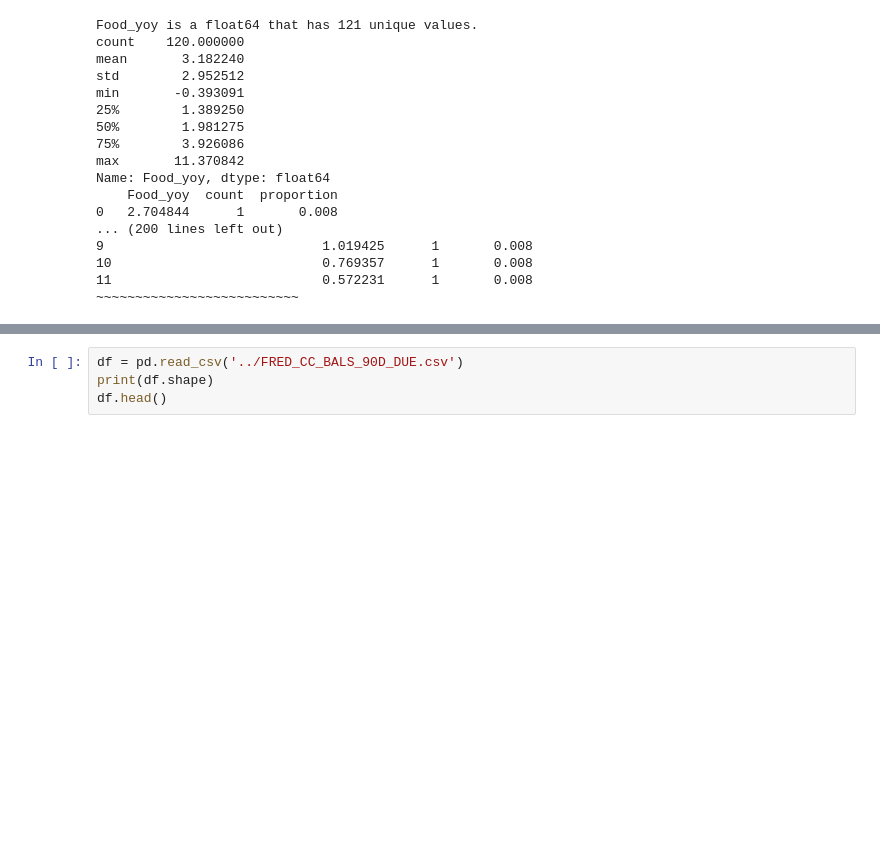
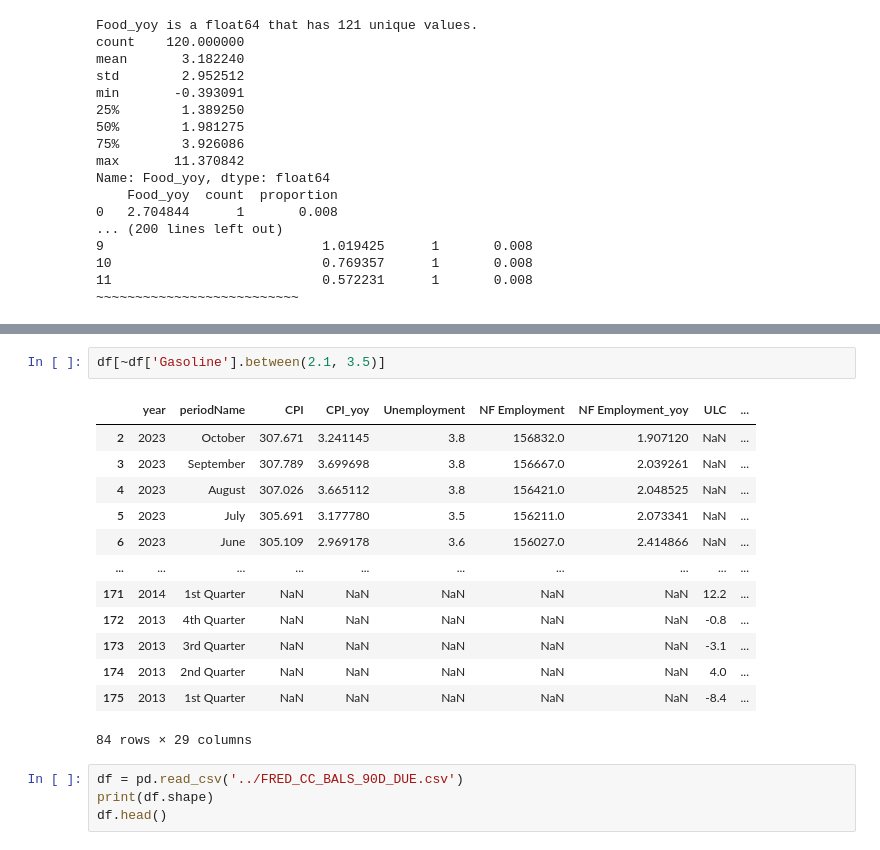
Before and after one commit to acdaniel864/time-series-credit-forecasting, a Jupyter notebook: Working_BW/data_ii.ipynb, the cells around one changed output, grey strips where cells are left out. Drawn from its saved outputs; the diff is of its cells as text; blank space fills up the shorter version.

```diff
--- a/Working_BW/data_ii.ipynb
+++ b/Working_BW/data_ii.ipynb
@@ -375,3 +408,19 @@ Name: Food_yoy, dtype: float64
+# %%
+df[~df['Gasoline'].between(2.1, 3.5)]
+# %% [output]
+|  | year | periodName | CPI | CPI_yoy | Unemployment | NF Employment | NF Employment_yoy | ULC | ... |
+| 2 | 2023 | October | 307.671 | 3.241145 | 3.8 | 156832.0 | 1.907120 | NaN | ... |
+| 3 | 2023 | September | 307.789 | 3.699698 | 3.8 | 156667.0 | 2.039261 | NaN | ... |
+| 4 | 2023 | August | 307.026 | 3.665112 | 3.8 | 156421.0 | 2.048525 | NaN | ... |
+| 5 | 2023 | July | 305.691 | 3.177780 | 3.5 | 156211.0 | 2.073341 | NaN | ... |
+| 6 | 2023 | June | 305.109 | 2.969178 | 3.6 | 156027.0 | 2.414866 | NaN | ... |
+| ... | ... | ... | ... | ... | ... | ... | ... | ... | ... |
+| 171 | 2014 | 1st Quarter | NaN | NaN | NaN | NaN | NaN | 12.2 | ... |
+| 172 | 2013 | 4th Quarter | NaN | NaN | NaN | NaN | NaN | -0.8 | ... |
+| 173 | 2013 | 3rd Quarter | NaN | NaN | NaN | NaN | NaN | -3.1 | ... |
+| 174 | 2013 | 2nd Quarter | NaN | NaN | NaN | NaN | NaN | 4.0 | ... |
+| 175 | 2013 | 1st Quarter | NaN | NaN | NaN | NaN | NaN | -8.4 | ... |
+84 rows × 29 columns
 # %%
 df = pd.read_csv('../FRED_CC_BALS_90D_DUE.csv')
 print(df.shape)
```
Also changed, not shown: parts of 2 cells of this notebook, 1 other file.
